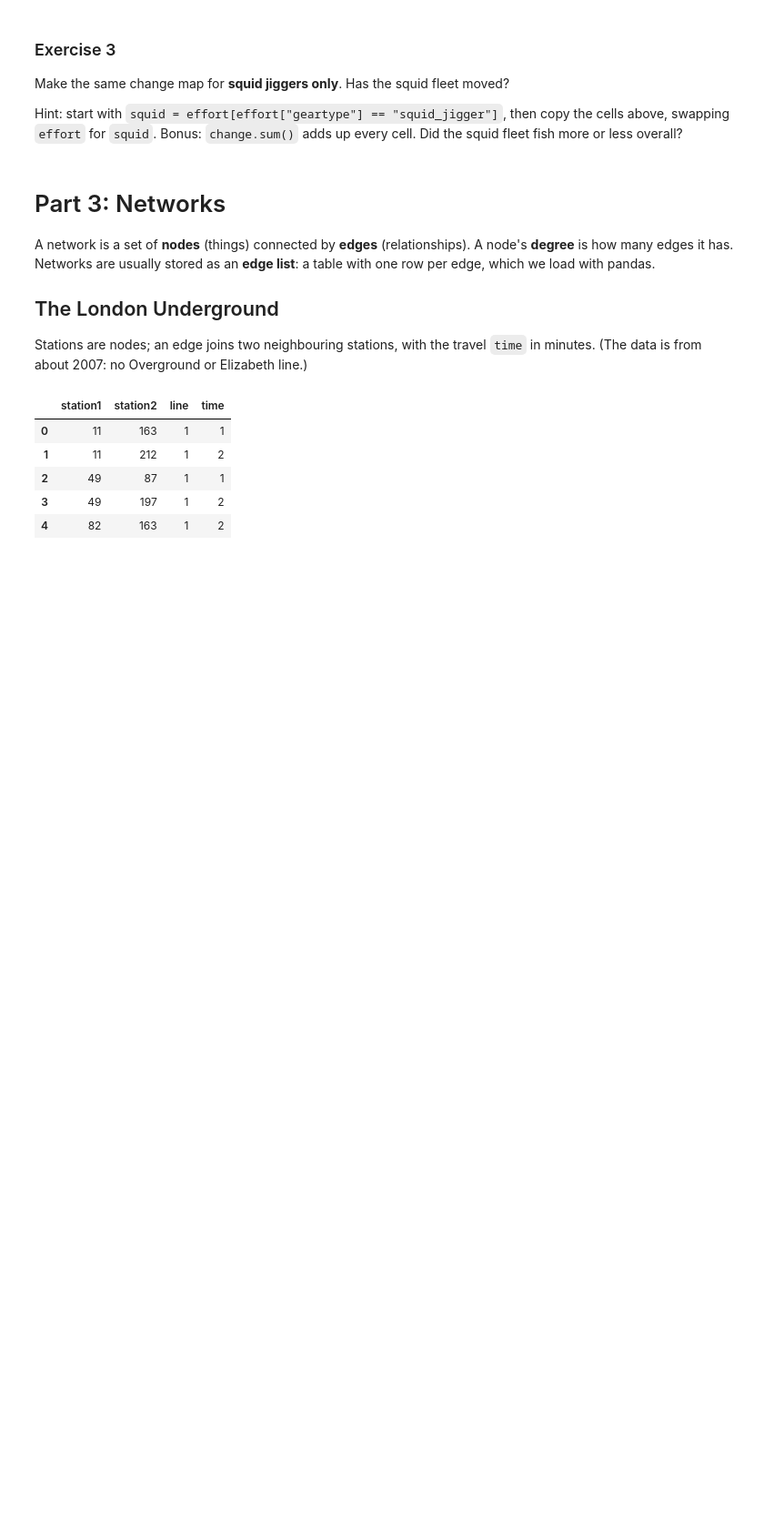
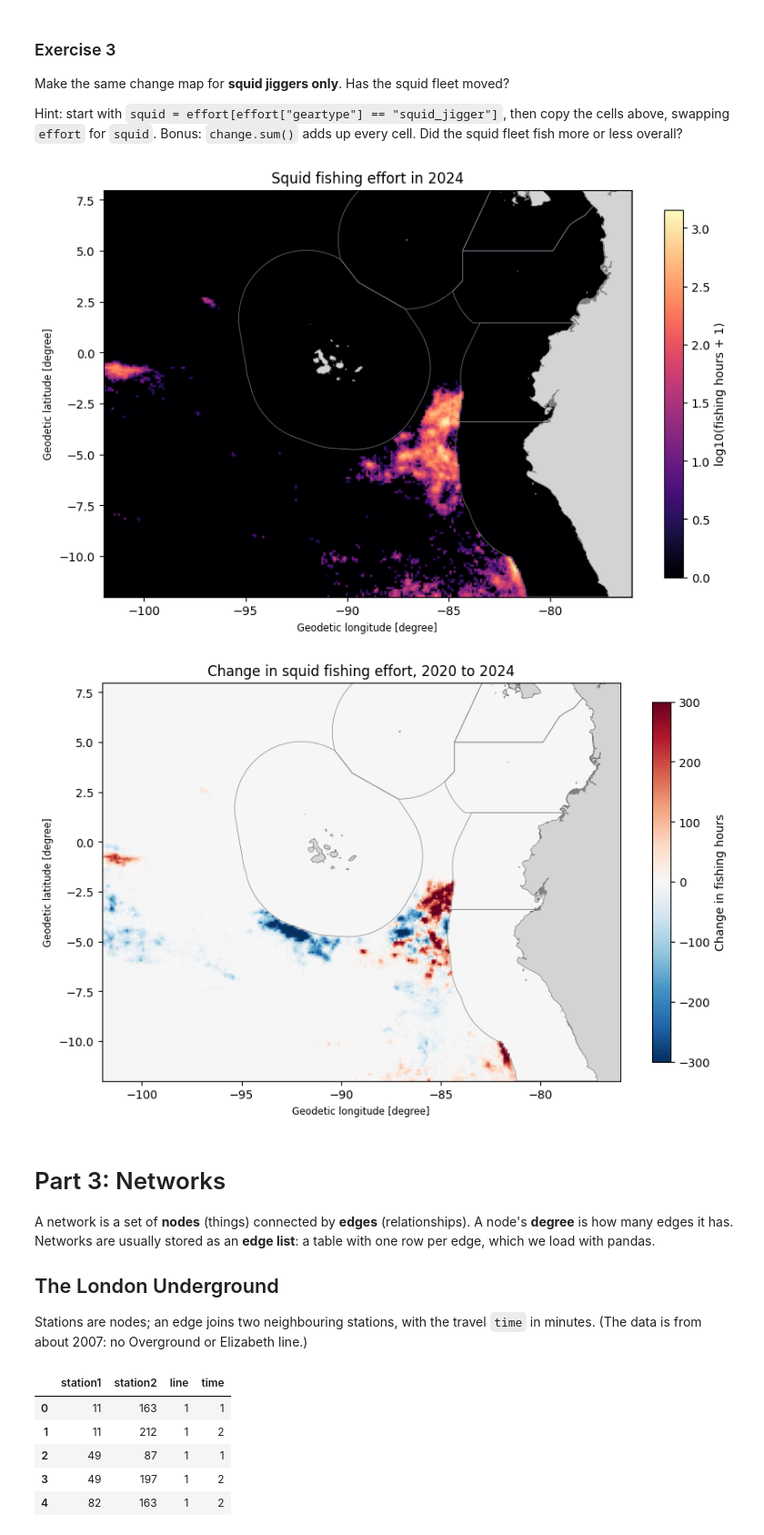
Before and after one commit to Teer0716/BASC0005, a Jupyter notebook: w03_spatial_data.ipynb, the cells around one changed output. Shown at 91% size. Cells and saved outputs as stored; diff of their text form; code cells hidden in the pictures; blank space fills up the shorter version.

```diff
--- a/w03_spatial_data.ipynb
+++ b/w03_spatial_data.ipynb
@@ -240,3 +238,16 @@ Hint: start with `squid = effort[effort["geartype"] == "squid_jigger"]`, then co
+# %%
+# your code here
+squid = effort[effort["geartype"] == "squid_jigger"]
+
+r24 = to_raster(squid[squid["year"] == 2024])
+show_raster(r24, "Squid fishing effort in 2024")
+
+r20 = to_raster(squid[squid["year"] == 2020])
+change = r24 - r20
+show_raster(change, "Change in squid fishing effort, 2020 to 2024", change=True)
+# %% [output]
+[figure, added]
+[figure, added]
 # %% [markdown]
 # Part 3: Networks
 
```
Also changed, not shown: parts of 6 cells of this notebook.
